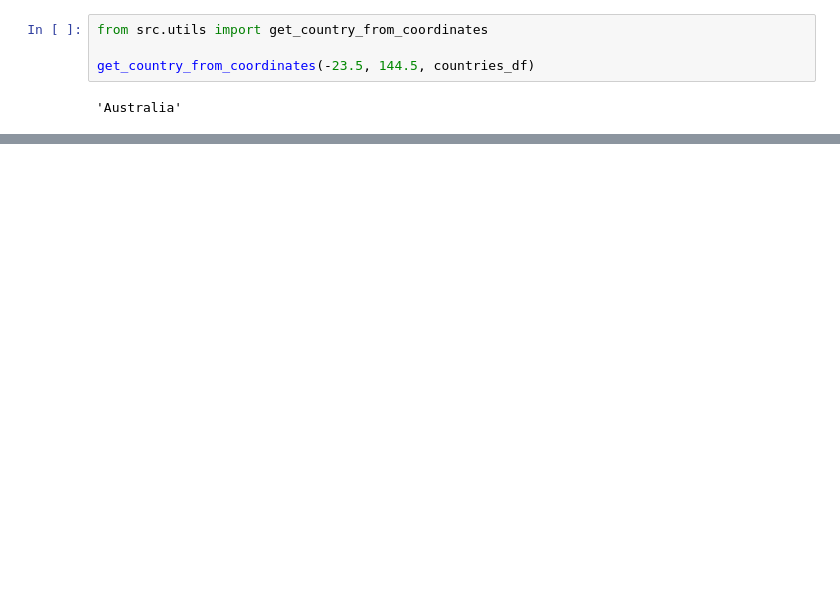
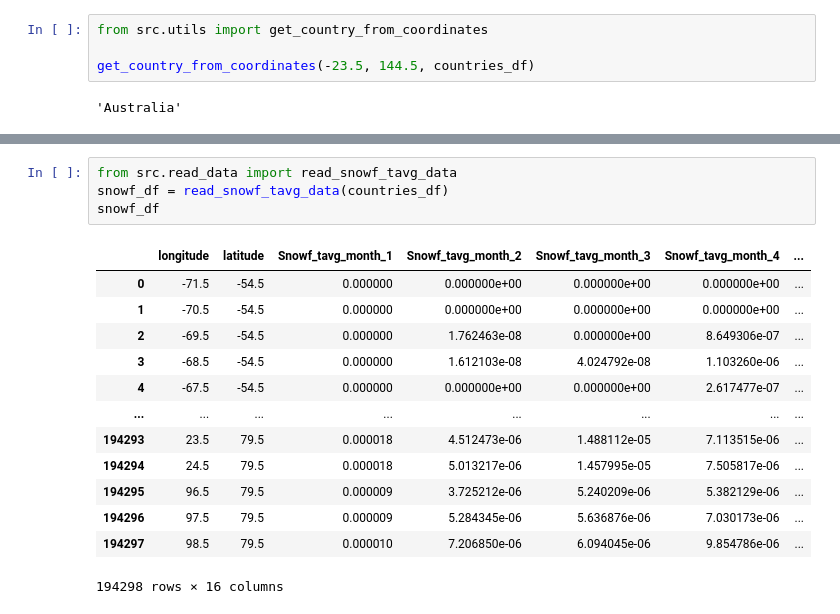
Before and after one commit to mirzasharmin1/crop-yield-prediction, a Jupyter notebook: notebooks/data_prep.ipynb, the cells around one changed output, grey strips where cells are left out. Cells and saved outputs as stored; diff of their text form; blank space fills up the shorter version.

```diff
--- a/notebooks/data_prep.ipynb
+++ b/notebooks/data_prep.ipynb
@@ -37,0 +108,18 @@ get_country_from_coordinates(-23.5, 144.5, countries_df)
+# %%
+from src.read_data import read_snowf_tavg_data
+snowf_df = read_snowf_tavg_data(countries_df)
+snowf_df
+# %% [output]
+|  | longitude | latitude | Snowf_tavg_month_1 | Snowf_tavg_month_2 | Snowf_tavg_month_3 | Snowf_tavg_month_4 | ... |
+| 0 | -71.5 | -54.5 | 0.000000 | 0.000000e+00 | 0.000000e+00 | 0.000000e+00 | ... |
+| 1 | -70.5 | -54.5 | 0.000000 | 0.000000e+00 | 0.000000e+00 | 0.000000e+00 | ... |
+| 2 | -69.5 | -54.5 | 0.000000 | 1.762463e-08 | 0.000000e+00 | 8.649306e-07 | ... |
+| 3 | -68.5 | -54.5 | 0.000000 | 1.612103e-08 | 4.024792e-08 | 1.103260e-06 | ... |
+| 4 | -67.5 | -54.5 | 0.000000 | 0.000000e+00 | 0.000000e+00 | 2.617477e-07 | ... |
+| ... | ... | ... | ... | ... | ... | ... | ... |
+| 194293 | 23.5 | 79.5 | 0.000018 | 4.512473e-06 | 1.488112e-05 | 7.113515e-06 | ... |
+| 194294 | 24.5 | 79.5 | 0.000018 | 5.013217e-06 | 1.457995e-05 | 7.505817e-06 | ... |
+| 194295 | 96.5 | 79.5 | 0.000009 | 3.725212e-06 | 5.240209e-06 | 5.382129e-06 | ... |
+| 194296 | 97.5 | 79.5 | 0.000009 | 5.284345e-06 | 5.636876e-06 | 7.030173e-06 | ... |
+| 194297 | 98.5 | 79.5 | 0.000010 | 7.206850e-06 | 6.094045e-06 | 9.854786e-06 | ... |
+194298 rows × 16 columns
```
Also changed, not shown: parts of 28 cells of this notebook, 2 other files.
